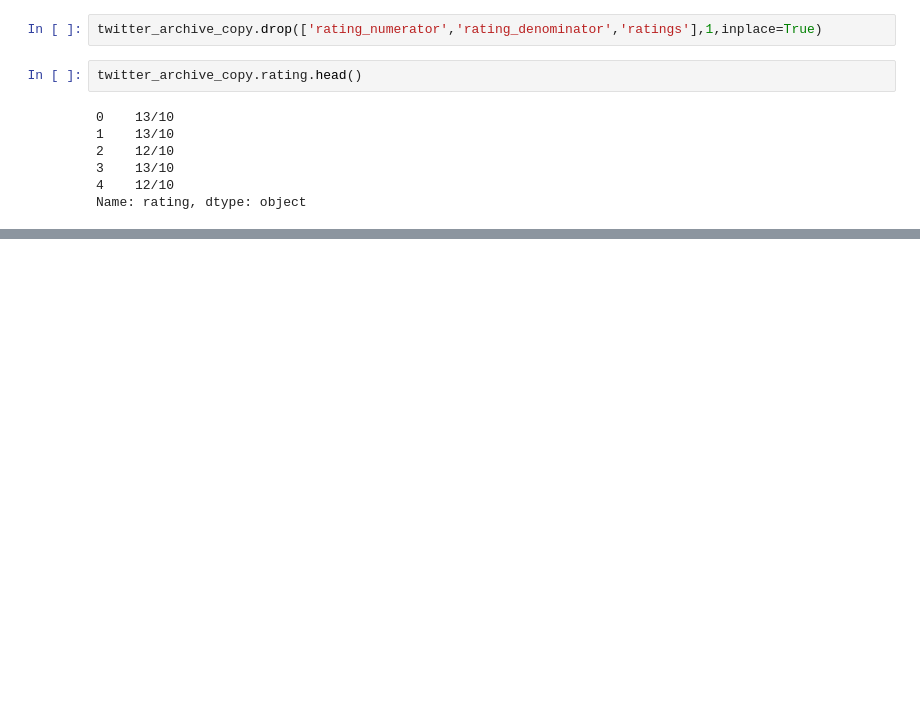
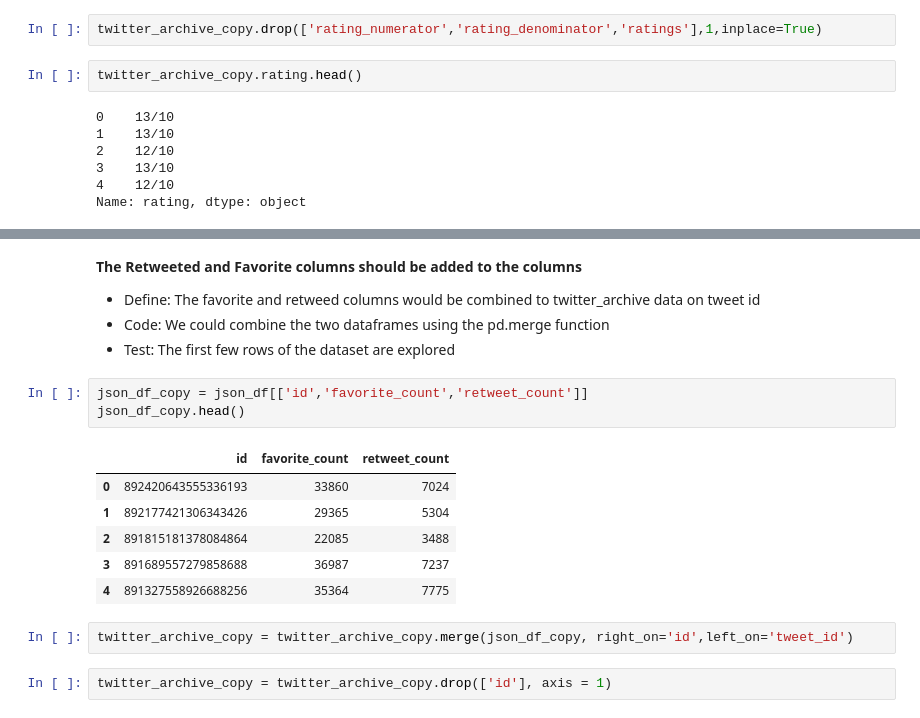
Before and after one commit to awojidetola/Udacity-Data-Analysis-ND, a Jupyter notebook: WeRateDogs Project/wrangle_act.ipynb, the cells around one changed output, grey strips where cells are left out. Saved outputs shown, nothing was run; the diff lists cells and outputs as text; blank space fills up the shorter version.

Commit message:
Data Wrangling Completed

```diff
--- a/WeRateDogs Project/wrangle_act.ipynb
+++ b/WeRateDogs Project/wrangle_act.ipynb
@@ -437,0 +486,21 @@ Name: rating, dtype: object
+# %% [markdown]
+**The Retweeted and Favorite columns should be added to the columns**
+
+
+- Define: The favorite and retweed columns would be combined to twitter_archive data on tweet id
+- Code: We could combine the two dataframes using the pd.merge function
+- Test: The first few rows of the dataset are explored
+# %%
+json_df_copy = json_df[['id','favorite_count','retweet_count']]
+json_df_copy.head()
+# %% [output]
+|  | id | favorite_count | retweet_count |
+| 0 | 892420643555336193 | 33860 | 7024 |
+| 1 | 892177421306343426 | 29365 | 5304 |
+| 2 | 891815181378084864 | 22085 | 3488 |
+| 3 | 891689557279858688 | 36987 | 7237 |
+| 4 | 891327558926688256 | 35364 | 7775 |
+# %%
+twitter_archive_copy = twitter_archive_copy.merge(json_df_copy, right_on='id',left_on='tweet_id')
+# %%
+twitter_archive_copy = twitter_archive_copy.drop(['id'], axis = 1)
```
Also changed, not shown: parts of 21 cells of this notebook, 2 other files.
